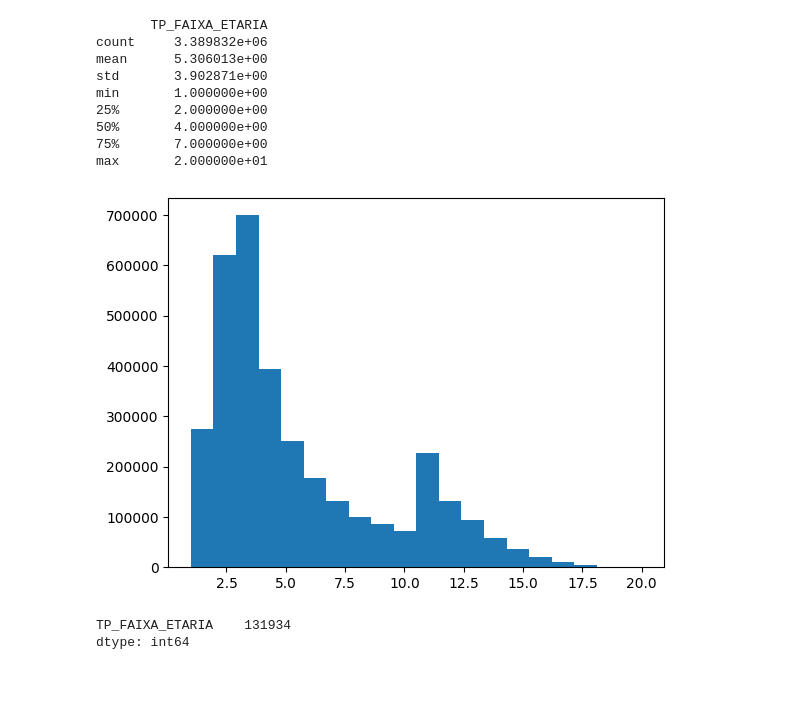
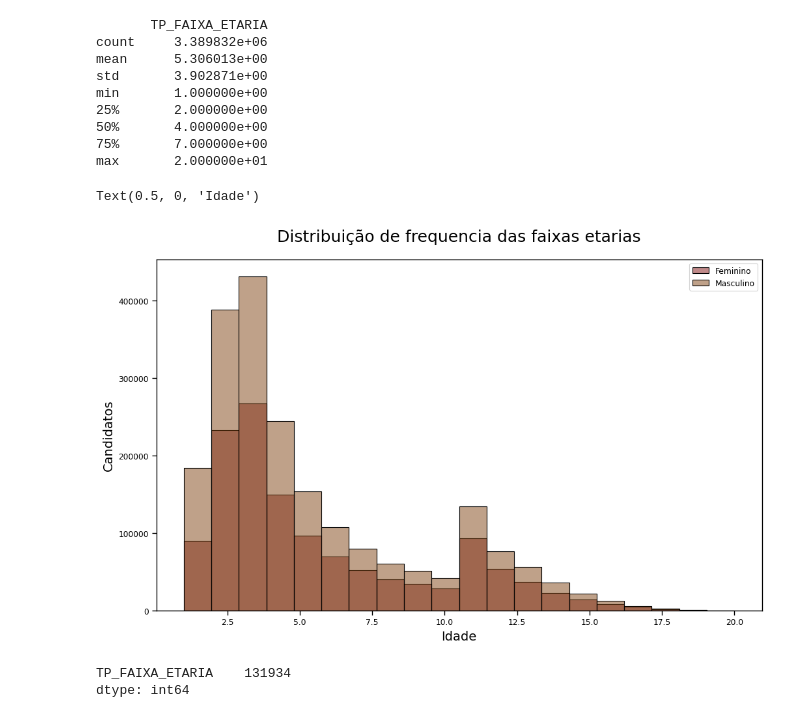
Before and after one commit to MonikeG/Semantix_Academy_Projeto_Final, a Jupyter notebook: Analise_Exploratoria_Dados_EDA.ipynb, the cells around one changed output. Saved outputs shown, nothing was run; the diff lists cells and outputs as text; code cells hidden in the pictures; blank space fills up the shorter version.

Commit message:
Feat
Adição de .shp gitignore - Adição de novas analises em EDA - Melhoramento da separação de dados em Limpeza

```diff
--- a/Analise_Exploratoria_Dados_EDA.ipynb
+++ b/Analise_Exploratoria_Dados_EDA.ipynb
@@ -5,2 +22,5 @@ import matplotlib.pyplot as plt
+# %%
+sns.set_palette(ps1)
+sns.set_context("paper")
 # %%
 dados = pd.read_csv('Dados_Gerais_Enem_2021.csv')
@@ -81,11 +39,17 @@ min       1.000000e+00
 50%       4.000000e+00
 75%       7.000000e+00
 max       2.000000e+01
-# %%
-plt.hist(idade, bins=20)
-plt.show()
-# %% [output]
-[figure, removed]
+# %%
+plt.figure(figsize=(12,7))
+plt.title('Distribuição de frequencia das faixas etarias', pad=20, fontsize=18)
+ax = sns.histplot(data = dados, x='TP_FAIXA_ETARIA', hue='TP_SEXO', bins=20)
+ax.legend(['Feminino','Masculino'])
+#ax.legend(['Não declarado','Branca','Preta','Parda','Amarela','Indígena'])
+ax.set_ylabel('Candidatos', fontsize=14)
+ax.set_xlabel('Idade', fontsize=14)
+# %% [output]
+Text(0.5, 0, 'Idade')
+[figure, added]
 # %%
 mais_de_40_anos = idade >13
 mais_de_40_anos.sum()
```
Also changed, not shown: parts of 38 cells of this notebook, 3 other files.
